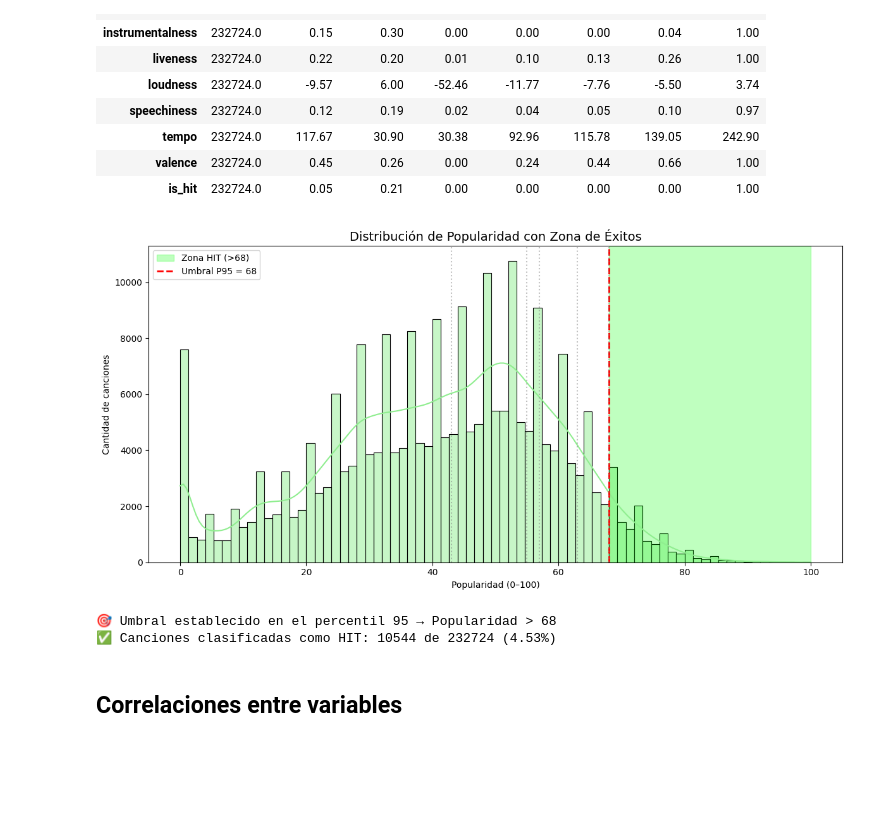
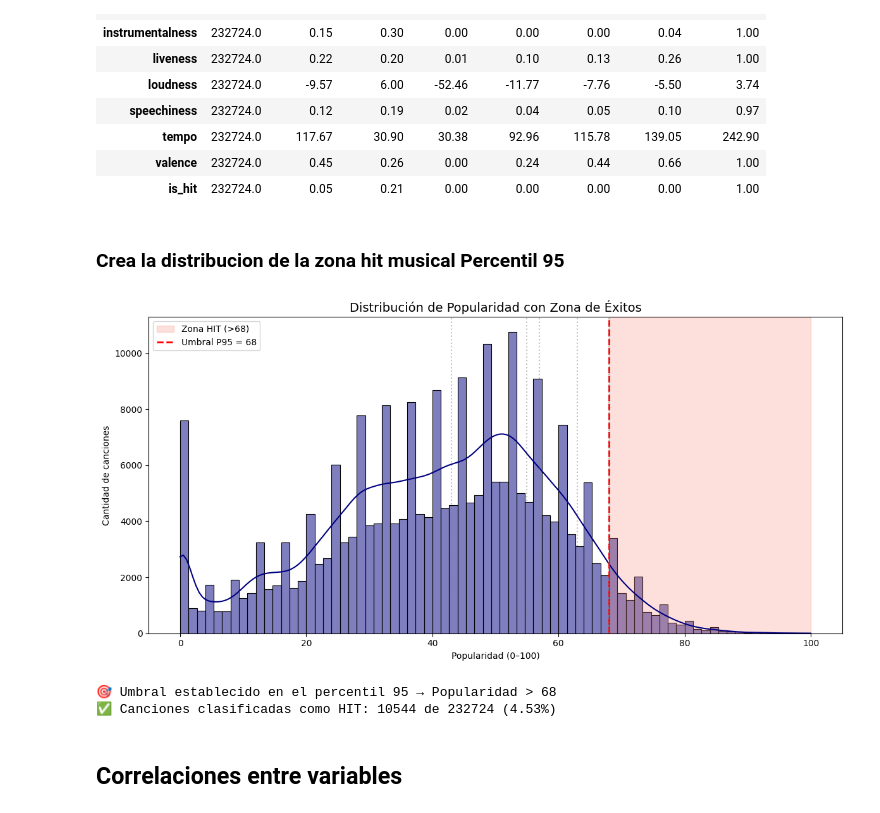
Before and after one commit to jmf-uniandes/pre-training, a Jupyter notebook: notebooks/02_eda.ipynb, the cells around one changed output. Cells and saved outputs as stored; diff of their text form; code cells hidden in the pictures; blank space fills up the shorter version.

```diff
--- a/notebooks/02_eda.ipynb
+++ b/notebooks/02_eda.ipynb
@@ -76,41 +78,43 @@ df.describe().T.round(2)
 | tempo | 232724.0 | 117.67 | 30.90 | 30.38 | 92.96 | 115.78 | 139.05 | 242.90 |
 | valence | 232724.0 | 0.45 | 0.26 | 0.00 | 0.24 | 0.44 | 0.66 | 1.00 |
 | is_hit | 232724.0 | 0.05 | 0.21 | 0.00 | 0.00 | 0.00 | 0.00 | 1.00 |
+# %% [markdown]
+### Crea la distribucion de la zona hit musical Percentil 95
 # %%
 # Resumen estadístico
 # --- Configuración del percentil de umbral ---
-percentil_hit = 0.95   # 0.90 → 0.95 <-------------------------------
+percentil_hit = 0.95
 umbral = df["popularity"].quantile(percentil_hit)
 
 # --- Crear el histograma ---
 plt.figure(figsize=(12,6))
-sns.histplot(df["popularity"], bins=75, kde=True, color="lightgreen", edgecolor="black")
+sns.histplot(df["popularity"], bins=75, kde=True, color="navy", edgecolor="black")
 
 # --- Rellenar la zona de los hits ---
-plt.axvspan(umbral, df["popularity"].max(), color="lime", alpha=0.25, label=f"Zona HIT (>{umbral:.0f})")
+plt.axvspan(umbral, df["popularity"].max(), color="salmon", alpha=0.25, label=f"Zona HIT (>{umbral:.0f})")
 
 # --- Dibujar línea de umbral ---
 plt.axvline(umbral, color="red", linestyle="--", linewidth=2, label=f"Umbral P{int(percentil_hit*100)} = {umbral:.0f}")
 
 # --- Opcional: añadir otras líneas de percentiles ---
 for p in [0.5, 0.75, 0.8, 0.9, 0.95]:
     plt.axvline(df["popularity"].quantile(p), color="gray", linestyle=":", alpha=0.5)
 
 # --- Estética ---
 plt.title("Distribución de Popularidad con Zona de Éxitos", fontsize=14)
 plt.xlabel("Popularidad (0–100)")
 plt.ylabel("Cantidad de canciones")
 plt.legend()
 plt.tight_layout()
 plt.show()
 
 # --- Crear la variable objetivo basada en ese umbral ---
 df["is_hit"] = (df["popularity"] > umbral).astype(int)
 
 print(f"🎯 Umbral establecido en el percentil {int(percentil_hit*100)} → Popularidad > {umbral:.0f}")
 print(f"✅ Canciones clasificadas como HIT: {df['is_hit'].sum()} de {len(df)} ({df['is_hit'].mean()*100:.2f}%)")
 # %% [output]
-[figure, old version]
+[figure, new version]
 🎯 Umbral establecido en el percentil 95 → Popularidad > 68
 ✅ Canciones clasificadas como HIT: 10544 de 232724 (4.53%)
 # %% [markdown]
```
Also changed, not shown: parts of 11 cells of this notebook, 4 other files.
